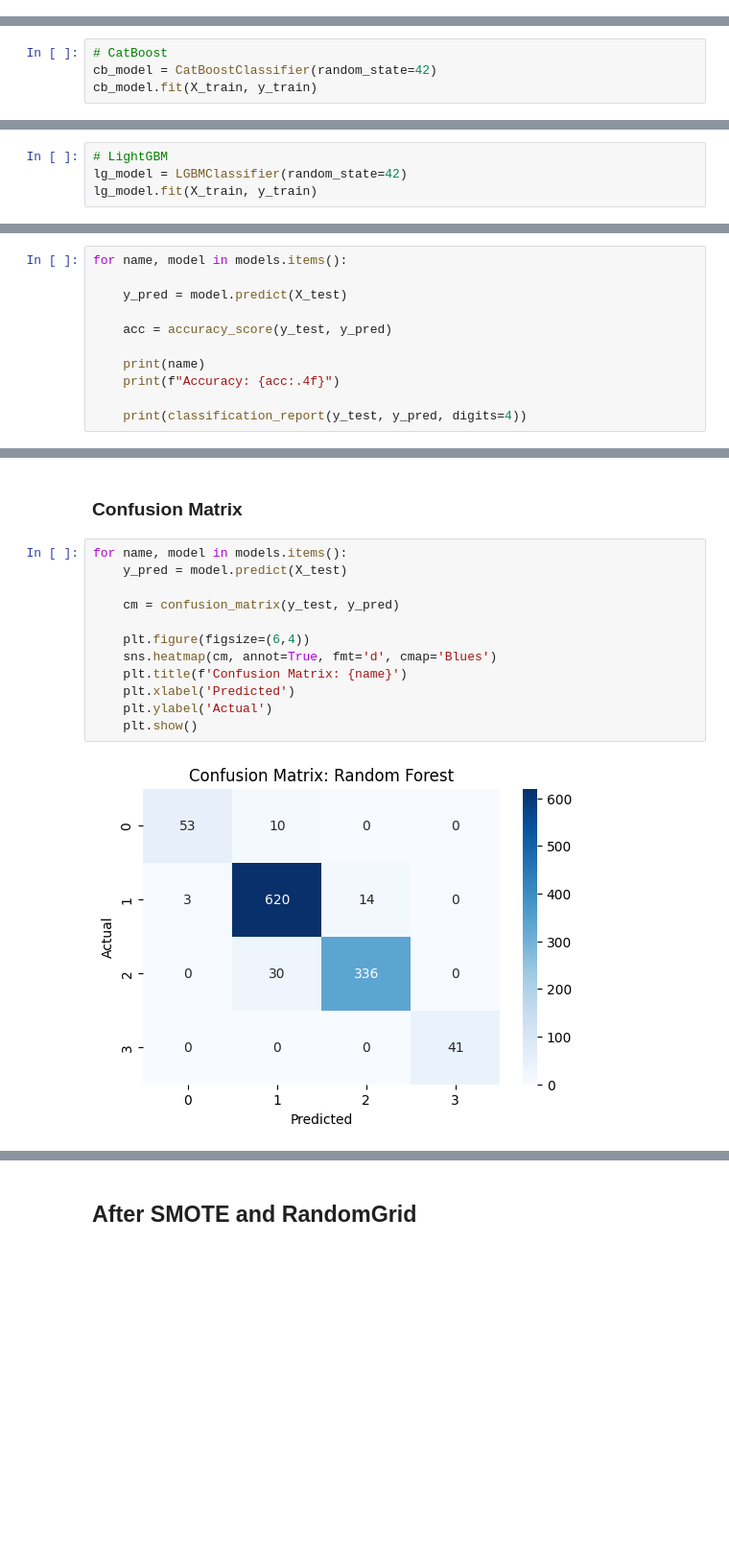
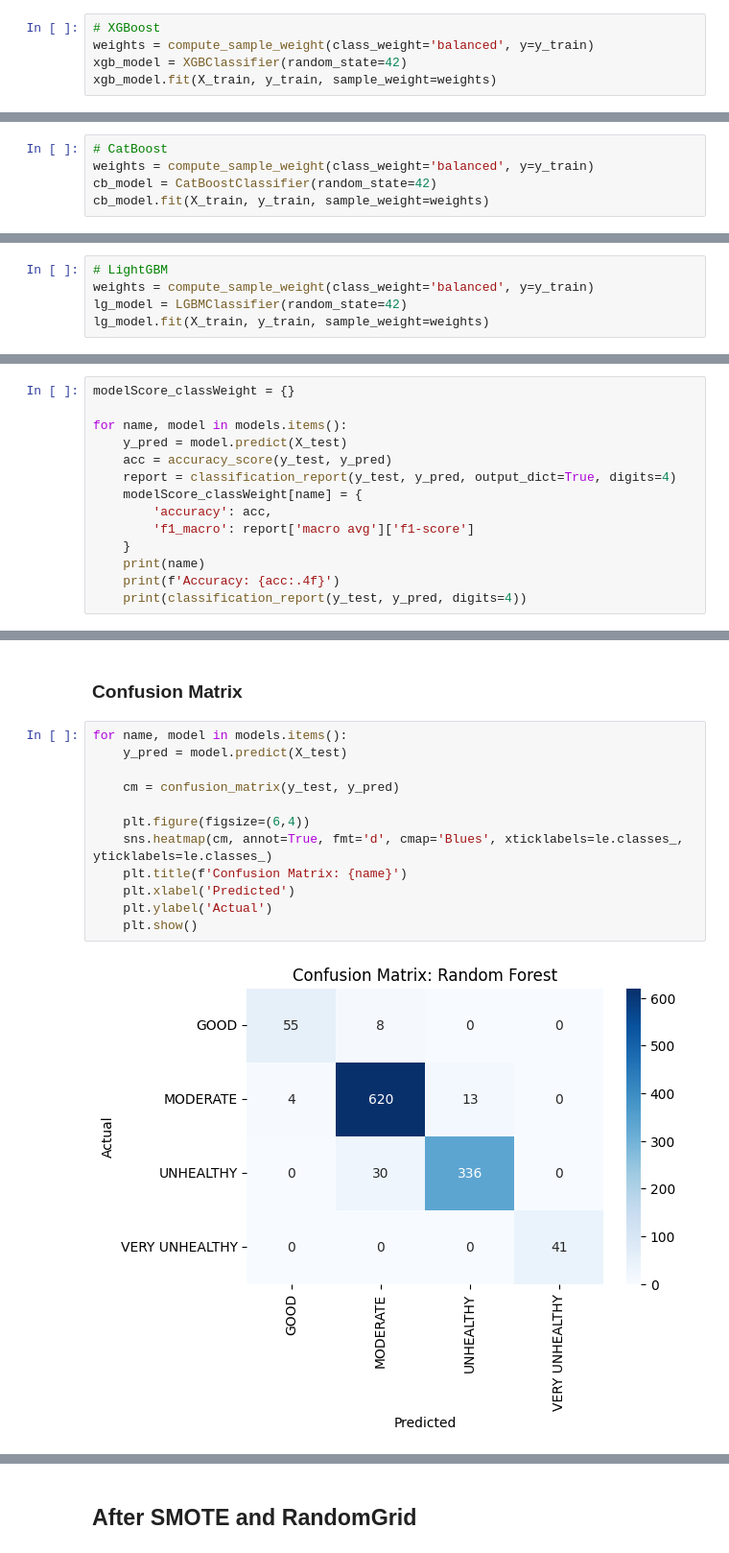
Before and after one commit to aRandomUser1107/Air-Quality-in-Jakarta, a Jupyter notebook: ClassificationML.ipynb, the cells around one changed output, grey strips where cells are left out. Shown at 96% size. Saved outputs shown, nothing was run; the diff lists cells and outputs as text; blank space fills up the shorter version.

```diff
--- a/ClassificationML.ipynb
+++ b/ClassificationML.ipynb
@@ -333,0 +475,5 @@ DecisionTreeClassifier(random_state=42)
+# %%
+# XGBoost
+weights = compute_sample_weight(class_weight='balanced', y=y_train)
+xgb_model = XGBClassifier(random_state=42)
+xgb_model.fit(X_train, y_train, sample_weight=weights)
@@ -334,6 +492,7 @@ DecisionTreeClassifier(random_state=42)
 # %%
 # CatBoost
+weights = compute_sample_weight(class_weight='balanced', y=y_train)
 cb_model = CatBoostClassifier(random_state=42)
-cb_model.fit(X_train, y_train)
+cb_model.fit(X_train, y_train, sample_weight=weights)
 # %% [output]
 Learning rate set to 0.085361
@@ -356,6 +515,7 @@ Learning rate set to 0.085361
 CatBoostClassifier(random_state=42)
 # %%
 # LightGBM
+weights = compute_sample_weight(class_weight='balanced', y=y_train)
 lg_model = LGBMClassifier(random_state=42)
-lg_model.fit(X_train, y_train)
+lg_model.fit(X_train, y_train, sample_weight=weights)
 # %% [output]
@@ -380,15 +541,18 @@ models = {
 # %% [markdown]
 ### Classification Report
 # %%
+modelScore_classWeight = {}
+
 for name, model in models.items():
-
     y_pred = model.predict(X_test)
-
     acc = accuracy_score(y_test, y_pred)
-
+    report = classification_report(y_test, y_pred, output_dict=True, digits=4)
+    modelScore_classWeight[name] = {
+        'accuracy': acc,
+        'f1_macro': report['macro avg']['f1-score']
+    }
     print(name)
-    print(f"Accuracy: {acc:.4f}")
-
+    print(f'Accuracy: {acc:.4f}')
     print(classification_report(y_test, y_pred, digits=4))
 # %% [output]
 Random Forest
@@ -413,14 +577,14 @@ weighted avg     0.9485    0.9485    0.9483      1107
 # %%
 for name, model in models.items():
     y_pred = model.predict(X_test)
 
     cm = confusion_matrix(y_test, y_pred)
 
     plt.figure(figsize=(6,4))
-    sns.heatmap(cm, annot=True, fmt='d', cmap='Blues')
+    sns.heatmap(cm, annot=True, fmt='d', cmap='Blues', xticklabels=le.classes_, yticklabels=le.classes_)
     plt.title(f'Confusion Matrix: {name}')
     plt.xlabel('Predicted')
     plt.ylabel('Actual')
     plt.show()
 # %% [output]
-[figure, old version]
+[figure, new version]
```
Also changed, not shown: parts of 50 cells of this notebook.
